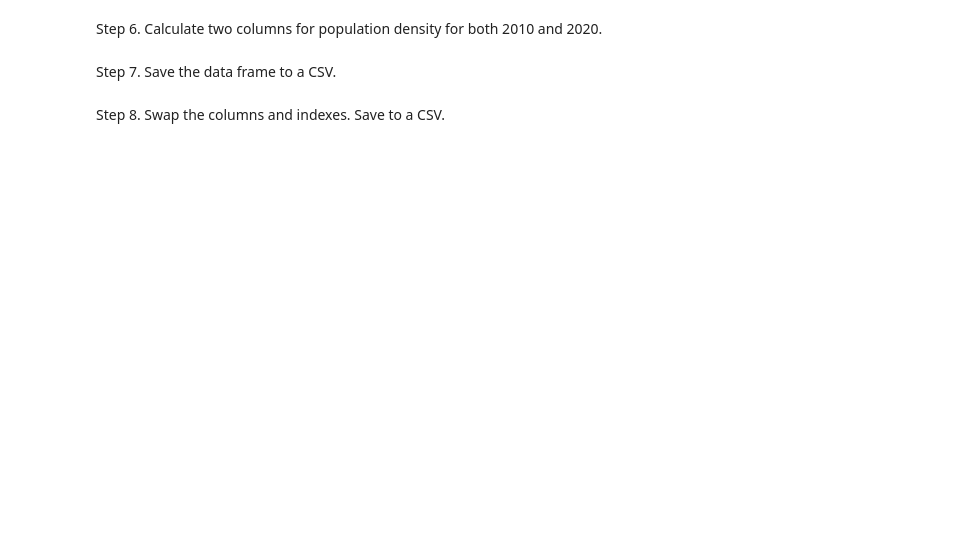
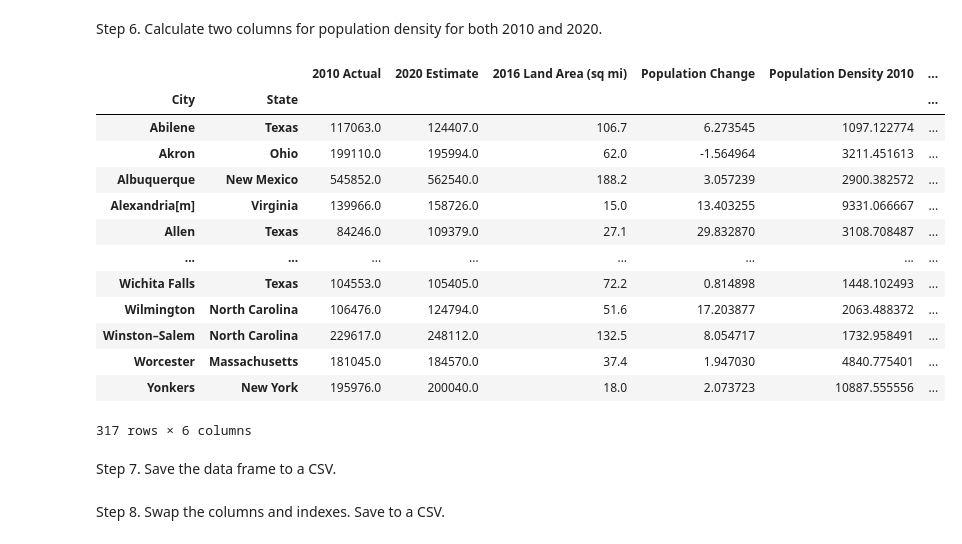
Before and after one commit to t4d-classes/advanced-python_03062023, a Jupyter notebook: jupyter/exercises/04_Exercise.ipynb, the cells around one changed output. Drawn from its saved outputs; the diff is of its cells as text; code cells hidden in the pictures; blank space fills up the shorter version.

```diff
--- a/jupyter/exercises/04_Exercise.ipynb
+++ b/jupyter/exercises/04_Exercise.ipynb
@@ -12,3 +80,20 @@ Step 2. Use the file `us_cities_by_population_2020.csv` to create a data series.
 Step 3. Produce a data frame using the two data series/frames. Display the data frame below.
 # %%
 # Step 3 Solution
+
+cities_data = pd.DataFrame({
+    "2010 Actual": cities_2010["2010 Actual"],
+    "2020 Estimate": cities_2020["2020 Estimate"],
+})
+
+
+# cities_2010.columns = ["Rank 1", "2010 Actual"]
+# cities_2020.columns = ["Rank 2", "2020 Estimate"]
+
+# del cities_2010["Rank"]
+# del cities_2020["Rank"]
+
+# cities_data = cities_2010.join(cities_2020)
+
+print(cities_data.dtypes)
+cities_data
@@ -16,3 +119,20 @@ Step 3. Produce a data frame using the two data series/frames. Display the data
 Step 4. Load the 2016 land area for each city from the `us_cities_by_land_area_2016.csv` file. Add the data to data frame.
 # %%
 # Step 4 Solution
+
+def land_area_to_float_or_nan(x):
+    try:
+        return float(x.replace("sq mi", "").strip())
+    except:
+        return np.nan
+
+cities_2016_land_area_file_name = "data/us_cities_by_land_area_2016.csv"
+cities_2016_land_area_data = pd.read_csv(
+    cities_2016_land_area_file_name,
+    index_col=[0,1])
+
+cities_2016_land_area_data["2016 Land Area (sq mi)"] = cities_2016_land_area_data["2016 Land Area (sq mi)"].apply(land_area_to_float_or_nan)
+
+cities_data = cities_data.join(cities_2016_land_area_data)
+
+cities_data
@@ -20,3 +155,9 @@ Step 4. Load the 2016 land area for each city from the `us_cities_by_land_area_2
 Step 5. Calculate a new column for the percent change in population from 2010 to 2020.
 # %%
 # Step 5 Solution
+
+cities_data.dtypes
+
+cities_data["Population Change"] = (cities_data["2020 Estimate"] - cities_data["2010 Actual"]) / cities_data["2010 Actual"] * 100
+
+cities_data.head()
@@ -24,6 +173,26 @@ Step 5. Calculate a new column for the percent change in population from 2010 to
 Step 6. Calculate two columns for population density for both 2010 and 2020.
 # %%
 # Step 6 Solution
+
+cities_data["Population Density 2010"] = cities_data["2010 Actual"] / cities_data["2016 Land Area (sq mi)"]
+cities_data["Population Density 2020"] = cities_data["2020 Estimate"] / cities_data["2016 Land Area (sq mi)"]
+
+cities_data
+# %% [output]
+|  |  | 2010 Actual | 2020 Estimate | 2016 Land Area (sq mi) | Population Change | Population Density 2010 | ... |
+| City | State |  |  |  |  |  | ... |
+| Abilene | Texas | 117063.0 | 124407.0 | 106.7 | 6.273545 | 1097.122774 | ... |
+| Akron | Ohio | 199110.0 | 195994.0 | 62.0 | -1.564964 | 3211.451613 | ... |
+| Albuquerque | New Mexico | 545852.0 | 562540.0 | 188.2 | 3.057239 | 2900.382572 | ... |
+| Alexandria[m] | Virginia | 139966.0 | 158726.0 | 15.0 | 13.403255 | 9331.066667 | ... |
+| Allen | Texas | 84246.0 | 109379.0 | 27.1 | 29.832870 | 3108.708487 | ... |
+| ... | ... | ... | ... | ... | ... | ... | ... |
+| Wichita Falls | Texas | 104553.0 | 105405.0 | 72.2 | 0.814898 | 1448.102493 | ... |
+| Wilmington | North Carolina | 106476.0 | 124794.0 | 51.6 | 17.203877 | 2063.488372 | ... |
+| Winston–Salem | North Carolina | 229617.0 | 248112.0 | 132.5 | 8.054717 | 1732.958491 | ... |
+| Worcester | Massachusetts | 181045.0 | 184570.0 | 37.4 | 1.947030 | 4840.775401 | ... |
+| Yonkers | New York | 195976.0 | 200040.0 | 18.0 | 2.073723 | 10887.555556 | ... |
+317 rows × 6 columns
 # %% [markdown]
 Step 7. Save the data frame to a CSV.
 # %%
```
Also changed, not shown: parts of 7 cells of this notebook, 3 other files.
